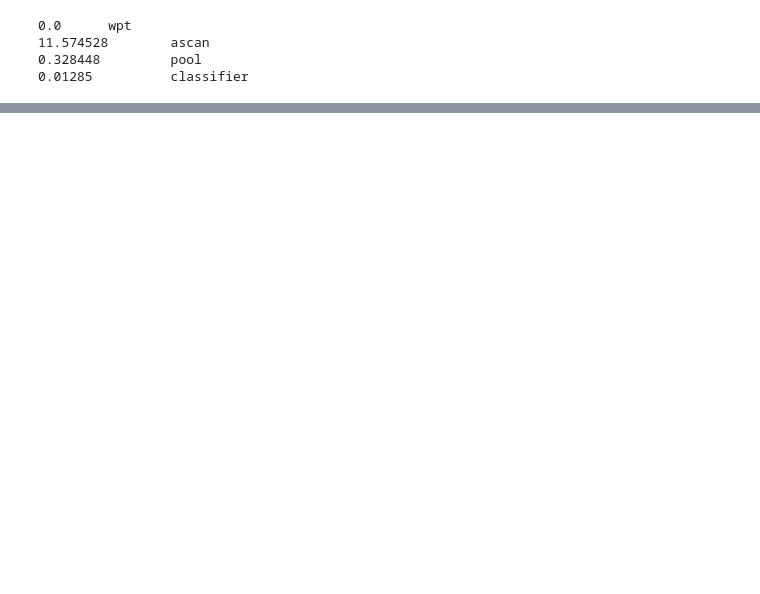
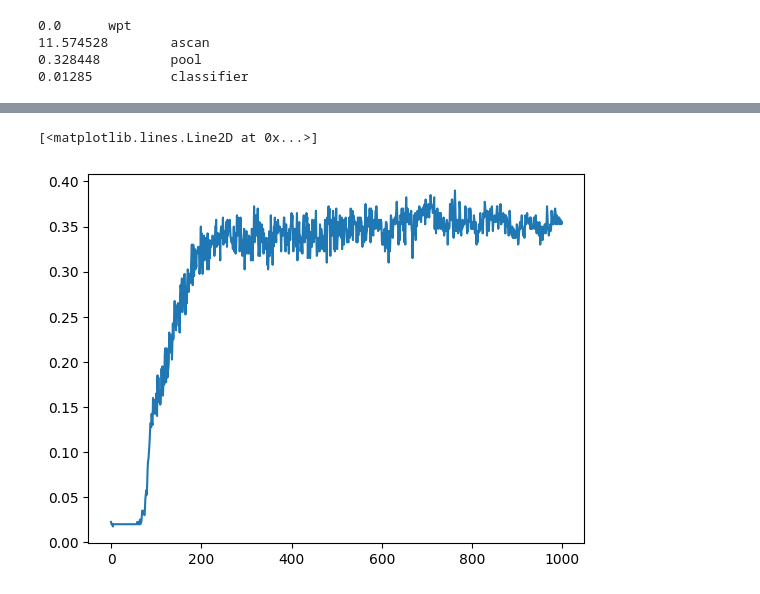
Before and after one commit to danjacobellis/tft, a Jupyter notebook: train/esc50.ipynb, the cells around one changed output, grey strips where cells are left out. Saved outputs shown, nothing was run; the diff lists cells and outputs as text; code cells hidden in the pictures; blank space fills up the shorter version.

```diff
--- a/train/esc50.ipynb
+++ b/train/esc50.ipynb
@@ -342,5 +344,8 @@ display(HTML(mb.child.progress))
 # %%
 plt.plot(valid_acc)
-plt.ylim([0.9,1.0])
+# plt.ylim([0.9,1.0])
+# %% [output]
+[<matplotlib.lines.Line2D at 0x...>]
+[figure, added]
 # %%
 plt.semilogy(learning_rates)
```
Also changed, not shown: parts of 5 cells of this notebook.
